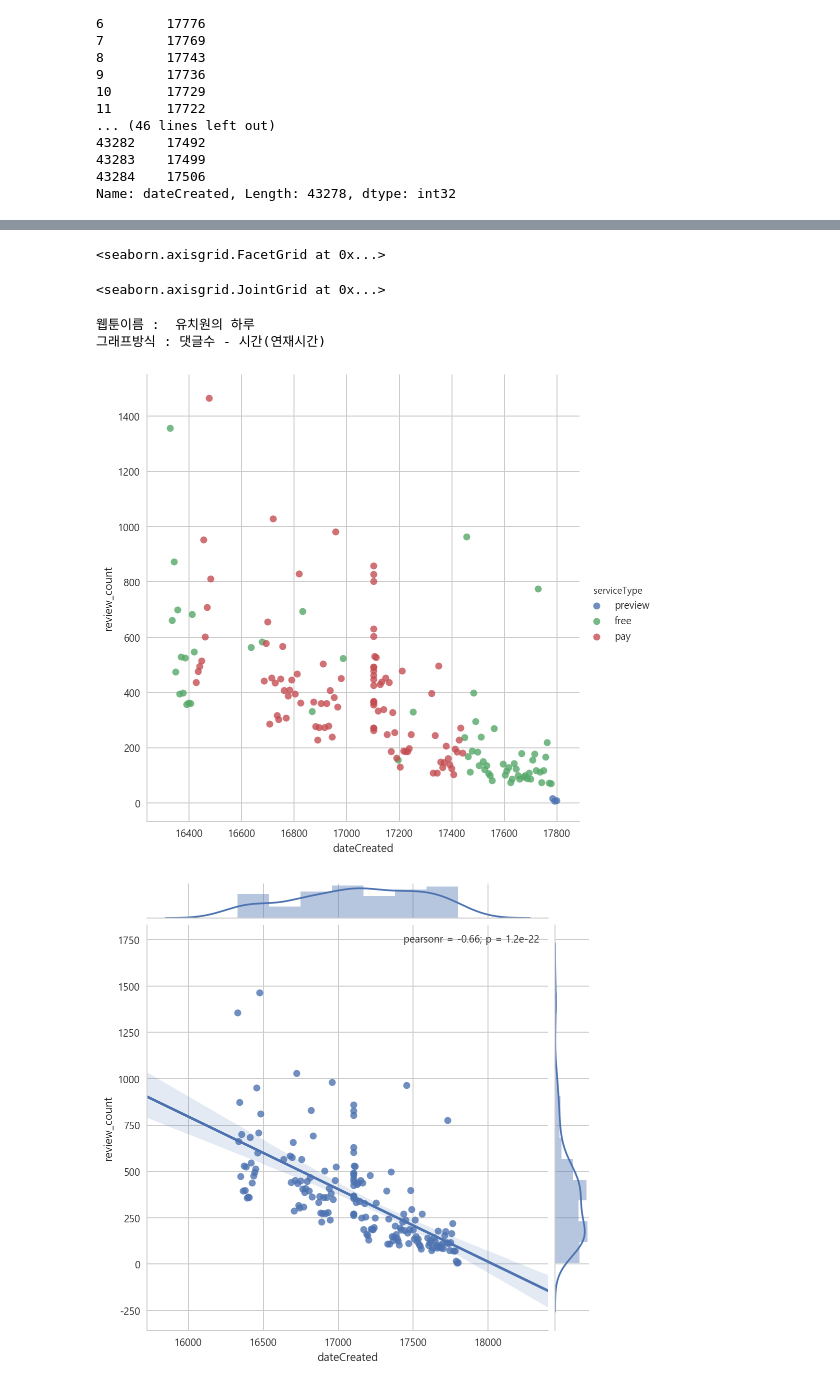
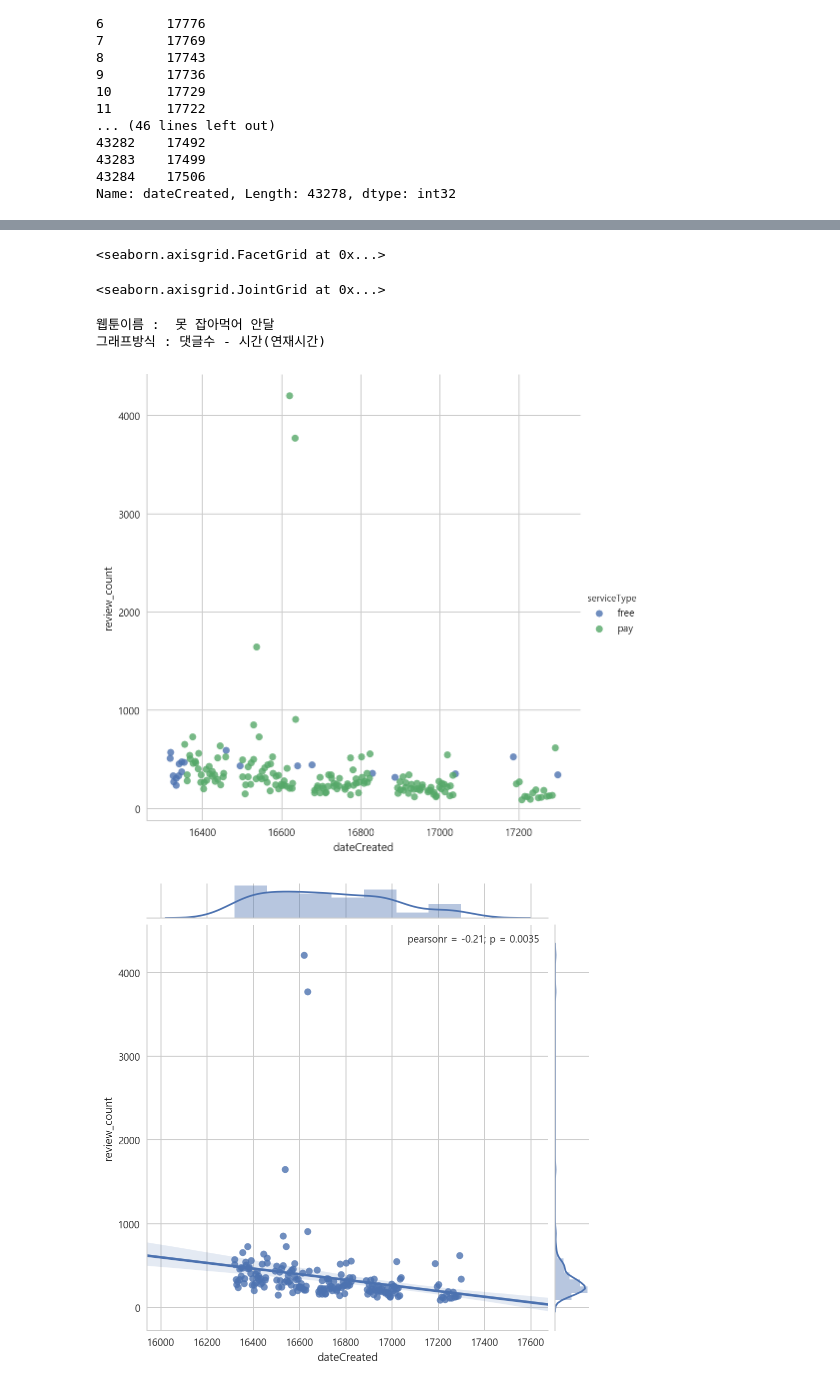
Before and after one commit to brightscannon/Webtoon_recommand_system, a Jupyter notebook: 1_Daum_EDA.ipynb, the cells around one changed output, grey strips where cells are left out. Cells and saved outputs as stored; diff of their text form; code cells hidden in the pictures.

```diff
--- a/1_Daum_EDA.ipynb
+++ b/1_Daum_EDA.ipynb
@@ -564,22 +576,22 @@ df_for_sns[df_for_sns["serviceType"]=='pay'].iloc[1600:10800,:]
 # %%
 # 리뷰카운트 vs 생성일자(==거의 회차순)
-temp = df_for_sns[df_for_sns["wbt_id"]==1133].reset_index(drop=True)
+temp = df_for_sns[df_for_sns["wbt_id"]==1130].reset_index(drop=True)
 
 # plt.subplot2grid((1,2),(0,0))
 sns.lmplot(x="dateCreated", y='review_count', data=temp, size=7, fit_reg=False, hue="serviceType")
 
 # plt.subplot2grid((1,2),(0,1))
 sns.jointplot(x="dateCreated", y='review_count', data=temp, kind='reg', size=7, ratio=10)
 print("웹툰이름 : ",temp.wbt_name[0])
 print("그래프방식 : 댓글수 - 시간(연재시간)")
 # temp.tail()
 # %% [output]
 <seaborn.axisgrid.FacetGrid at 0x...>
 <seaborn.axisgrid.JointGrid at 0x...>
-웹툰이름 :  유치원의 하루
+웹툰이름 :  못 잡아먹어 안달
 그래프방식 : 댓글수 - 시간(연재시간)
-[figure, old version]
+[figure, new version]
-[figure, old version]
+[figure, new version]
 # %%
 # 보팅 vs 생성일자
 # temp = df_for_sns[df_for_sns["wbt_id"]==1223]
```
Also changed, not shown: parts of 6 cells of this notebook.
